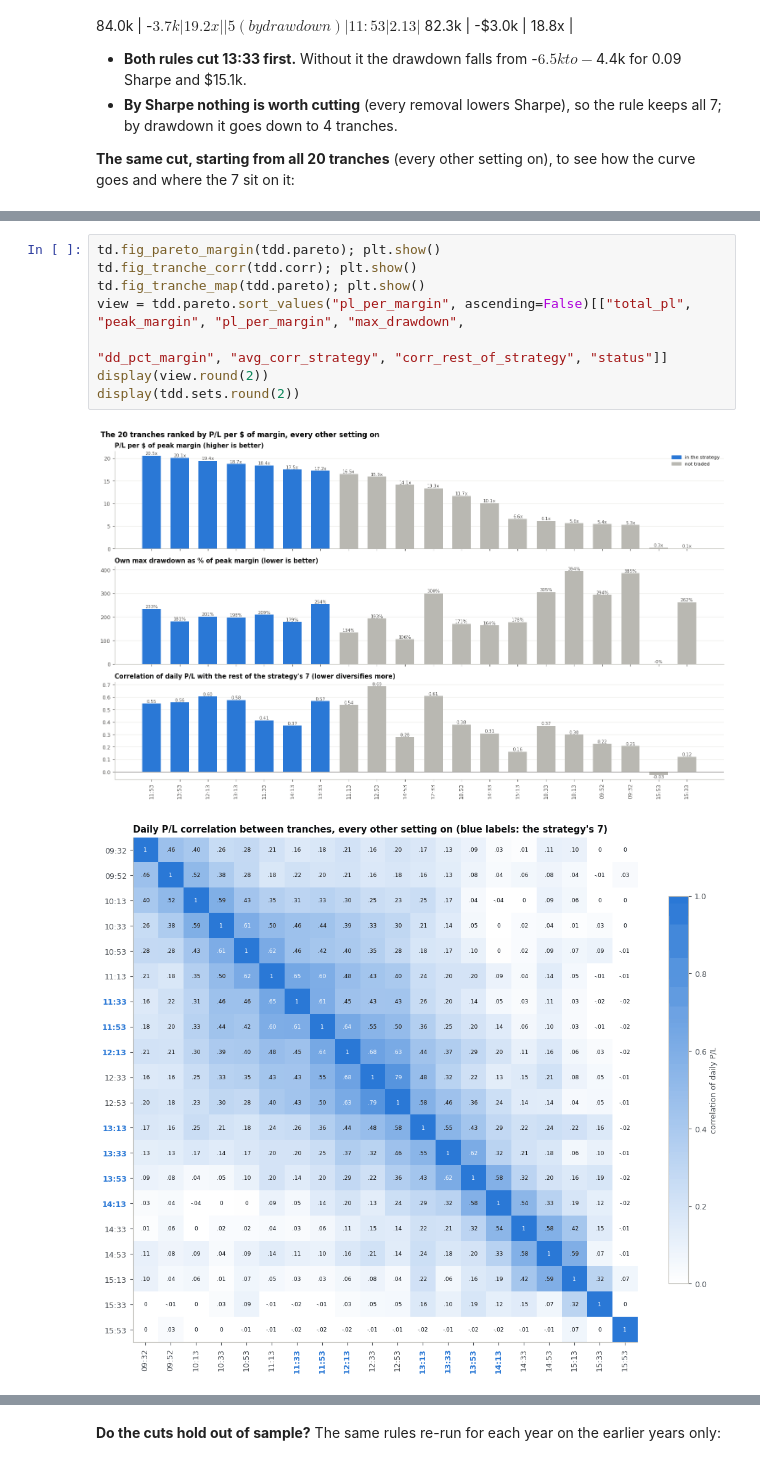
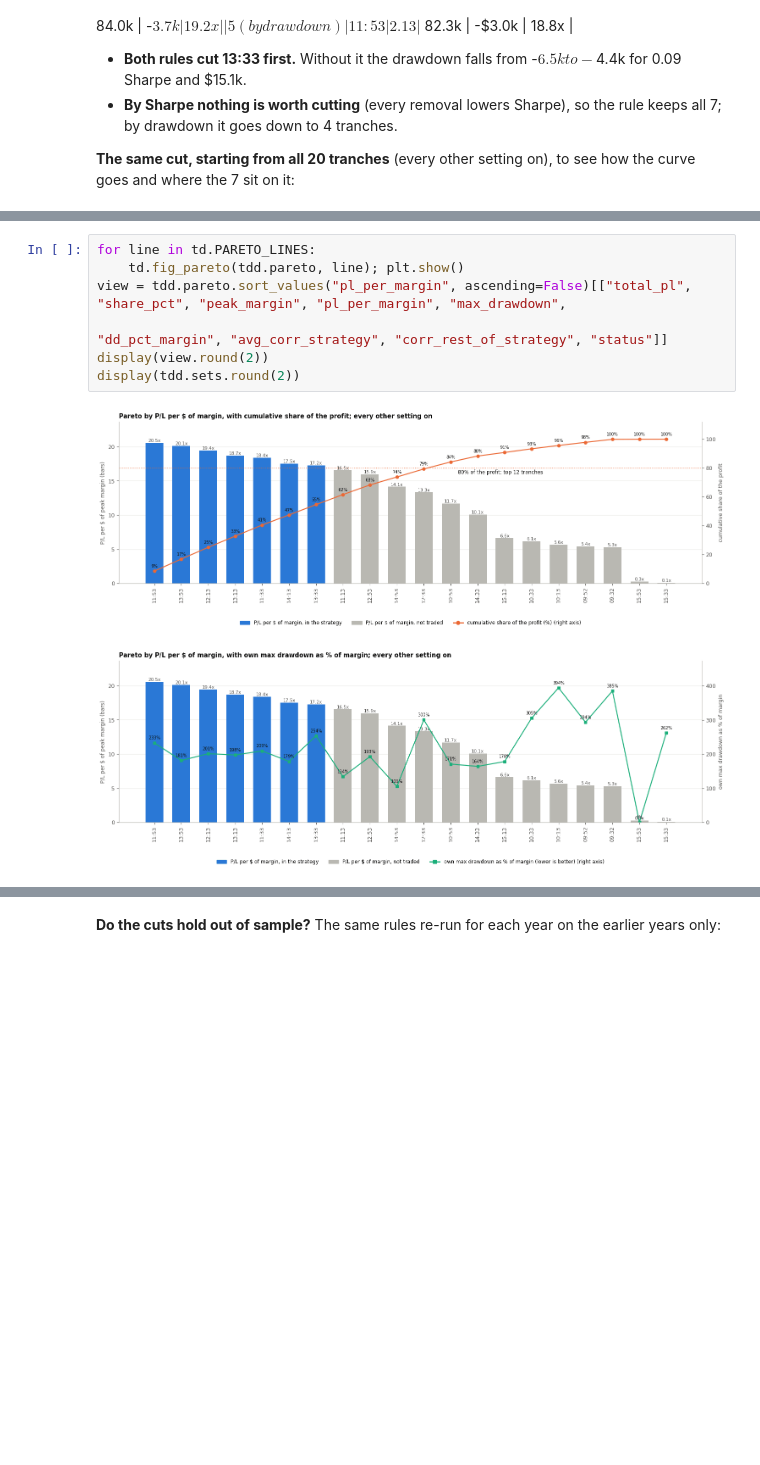
Before and after one commit to adam-masri24/ic-strat-notebooks, a Jupyter notebook: strategies/ic_strat/notebooks/ic_analysis.ipynb, the cells around one changed output, grey strips where cells are left out. Saved outputs shown, nothing was run; the diff lists cells and outputs as text; blank space fills up the shorter version.

Commit message:
Blackout by event type and before/after, three two-axis Pareto charts
Co-Authored-By: Claude Opus 5.5 (1M context) <noreply@anthropic.com>

```diff
--- a/strategies/ic_strat/notebooks/ic_analysis.ipynb
+++ b/strategies/ic_strat/notebooks/ic_analysis.ipynb
@@ -1706,11 +1799,10 @@ up and how it moves with the others. Every other setting on, all 20 tranches:
 # %%
-td.fig_pareto_margin(tdd.pareto); plt.show()
-td.fig_tranche_corr(tdd.corr); plt.show()
-td.fig_tranche_map(tdd.pareto); plt.show()
-view = tdd.pareto.sort_values("pl_per_margin", ascending=False)[["total_pl", "peak_margin", "pl_per_margin", "max_drawdown",
+for line in td.PARETO_LINES:
+    td.fig_pareto(tdd.pareto, line); plt.show()
+view = tdd.pareto.sort_values("pl_per_margin", ascending=False)[["total_pl", "share_pct", "peak_margin", "pl_per_margin", "max_drawdown",
                                                                   "dd_pct_margin", "avg_corr_strategy", "corr_rest_of_strategy", "status"]]
 display(view.round(2))
 display(tdd.sets.round(2))
 # %% [output]
-[figure, old version]
+[figure, new version]
-[figure, old version]
+[figure, new version]
```
Also changed, not shown: parts of 20 cells of this notebook, 57 other files.
